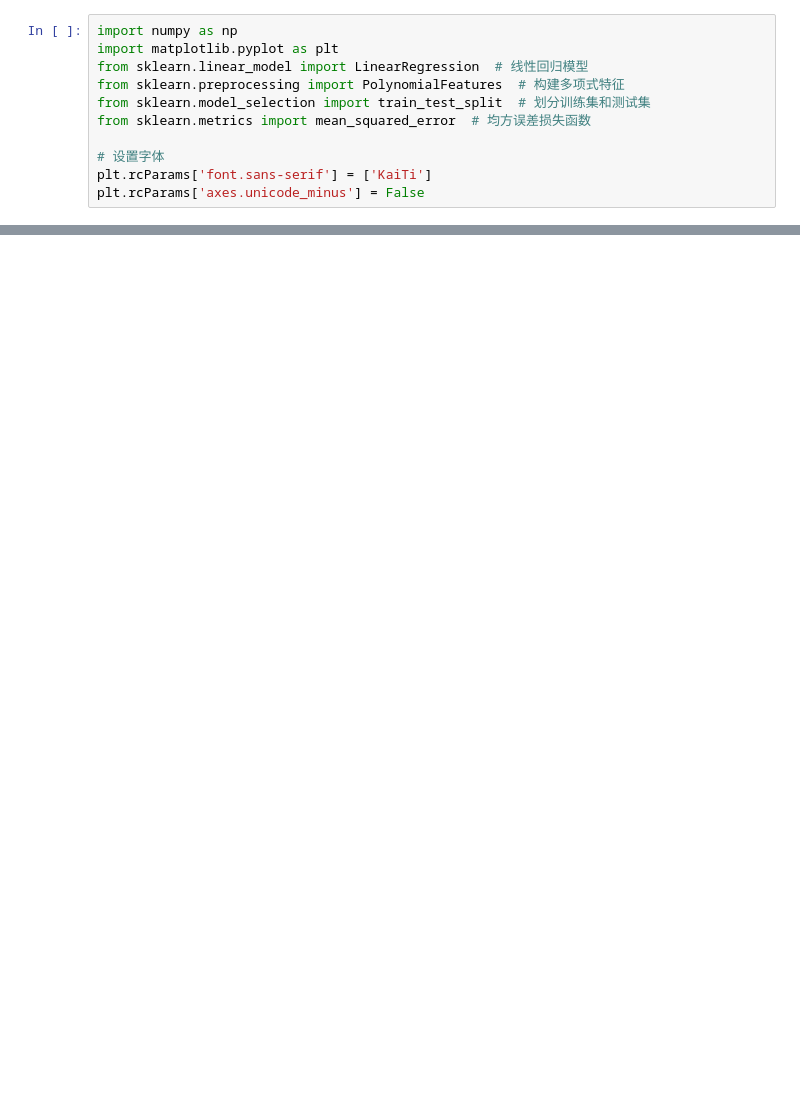
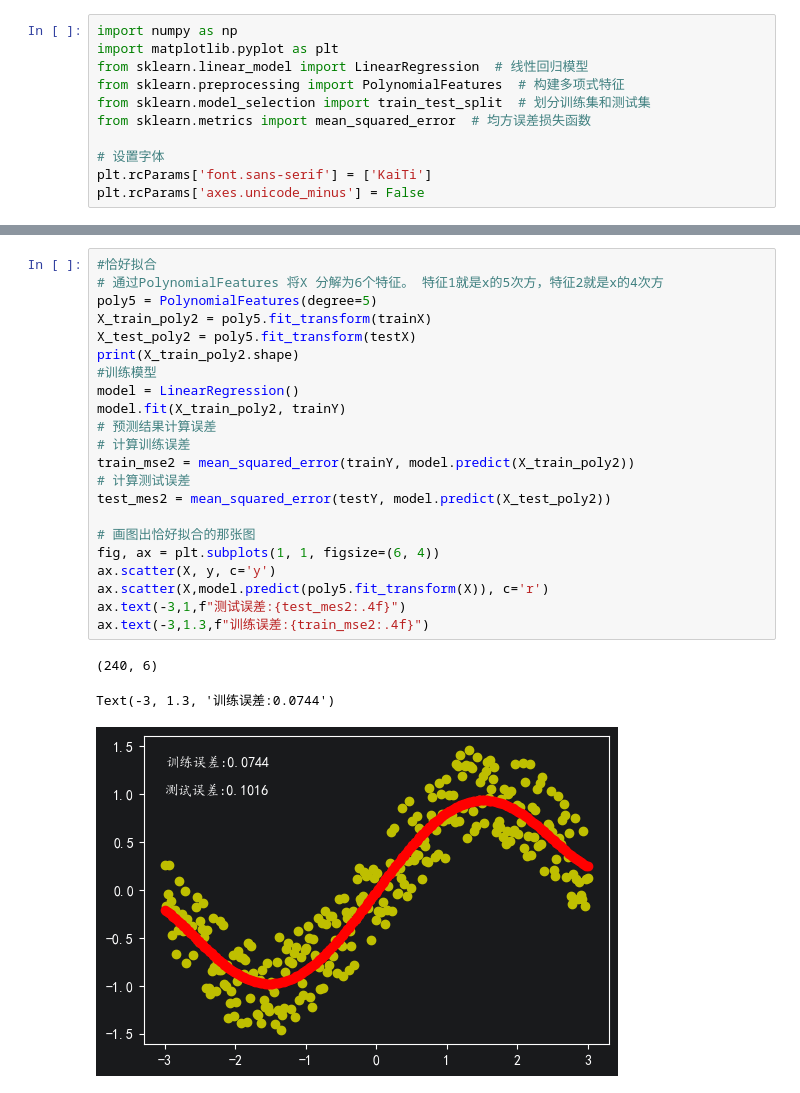
Before and after one commit to 0000005/ML_Playground, a Jupyter notebook: ch02_base/1_fitting_test.ipynb, the cells around one changed output, grey strips where cells are left out. Cells and saved outputs as stored; diff of their text form; blank space fills up the shorter version.

```diff
--- a/ch02_base/1_fitting_test.ipynb
+++ b/ch02_base/1_fitting_test.ipynb
@@ -52,0 +49,26 @@ Text(-3, 1.3, '训练误差：0.2518')
+# %%
+#恰好拟合
+# 通过PolynomialFeatures 将X 分解为6个特征。 特征1就是x的5次方，特征2就是x的4次方
+poly5 = PolynomialFeatures(degree=5)
+X_train_poly2 = poly5.fit_transform(trainX)
+X_test_poly2 = poly5.fit_transform(testX)
+print(X_train_poly2.shape)
+#训练模型
+model = LinearRegression()
+model.fit(X_train_poly2, trainY)
+# 预测结果计算误差
+# 计算训练误差
+train_mse2 = mean_squared_error(trainY, model.predict(X_train_poly2))
+# 计算测试误差
+test_mes2 = mean_squared_error(testY, model.predict(X_test_poly2))
+
+# 画图出恰好拟合的那张图
+fig, ax = plt.subplots(1, 1, figsize=(6, 4))
+ax.scatter(X, y, c='y')
+ax.scatter(X,model.predict(poly5.fit_transform(X)), c='r')
+ax.text(-3,1,f"测试误差:{test_mes2:.4f}")
+ax.text(-3,1.3,f"训练误差:{train_mse2:.4f}")
+# %% [output]
+(240, 6)
+Text(-3, 1.3, '训练误差:0.0744')
+[figure, added]
```
Also changed, not shown: parts of 4 cells of this notebook.
